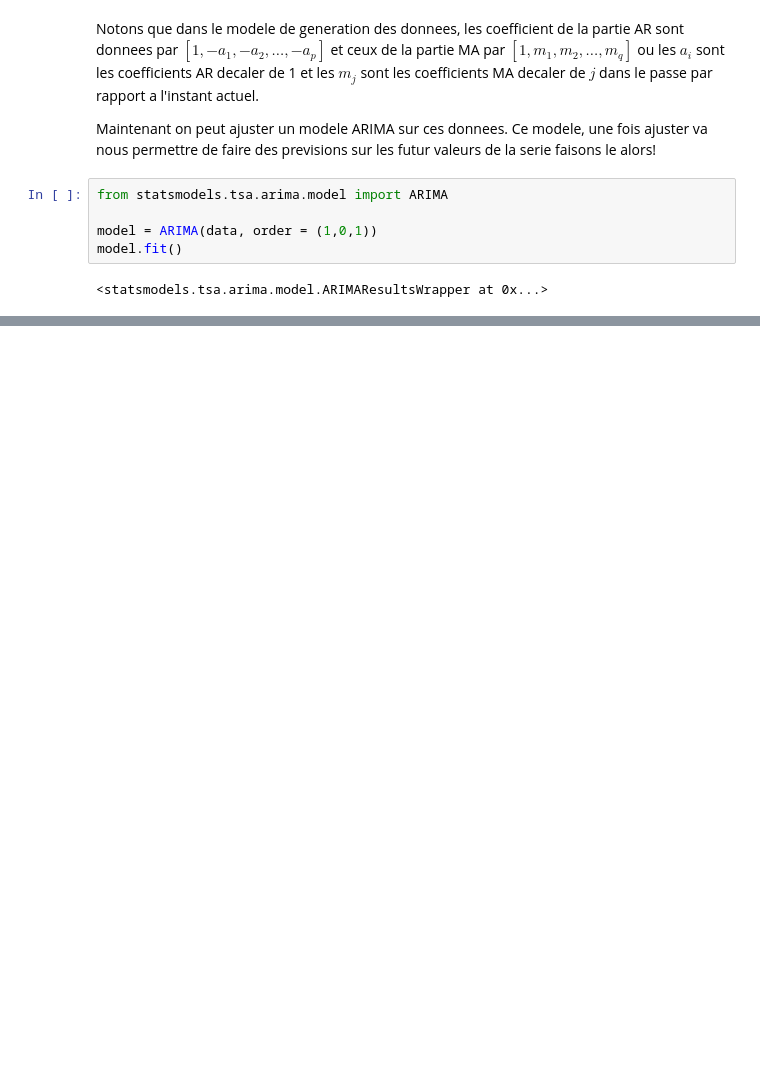
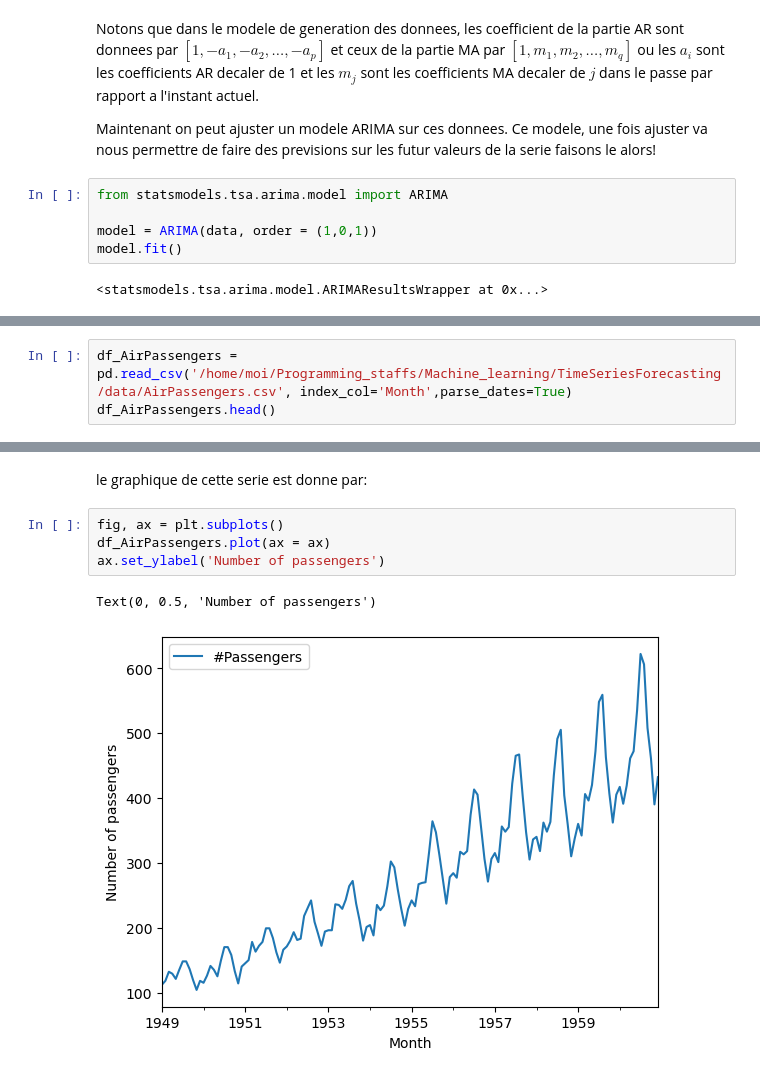
Before and after one commit to fabricepaka/Machine_learning, a Jupyter notebook: TimeSeriesForecasting/notebooks/Projet_Series_temportelles.ipynb, the cells around one changed output, grey strips where cells are left out. Cells and saved outputs as stored; diff of their text form; blank space fills up the shorter version.

```diff
--- a/TimeSeriesForecasting/notebooks/Projet_Series_temportelles.ipynb
+++ b/TimeSeriesForecasting/notebooks/Projet_Series_temportelles.ipynb
@@ -325,0 +441,3 @@ model.fit()
+# %%
+df_AirPassengers = pd.read_csv('/home/moi/Programming_staffs/Machine_learning/TimeSeriesForecasting/data/AirPassengers.csv', index_col='Month',parse_dates=True)
+df_AirPassengers.head()
@@ -325,0 +452,9 @@ model.fit()
+# %% [markdown]
+le graphique de cette serie est donne par:
+# %%
+fig, ax = plt.subplots()
+df_AirPassengers.plot(ax = ax)
+ax.set_ylabel('Number of passengers')
+# %% [output]
+Text(0, 0.5, 'Number of passengers')
+[figure, added]
```
Also changed, not shown: parts of 27 cells of this notebook, 5 other files.
